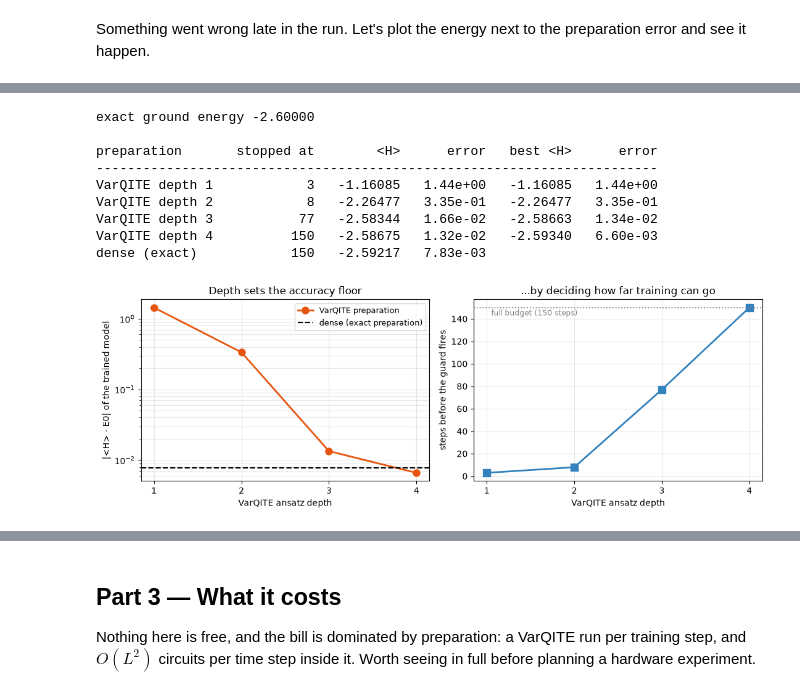
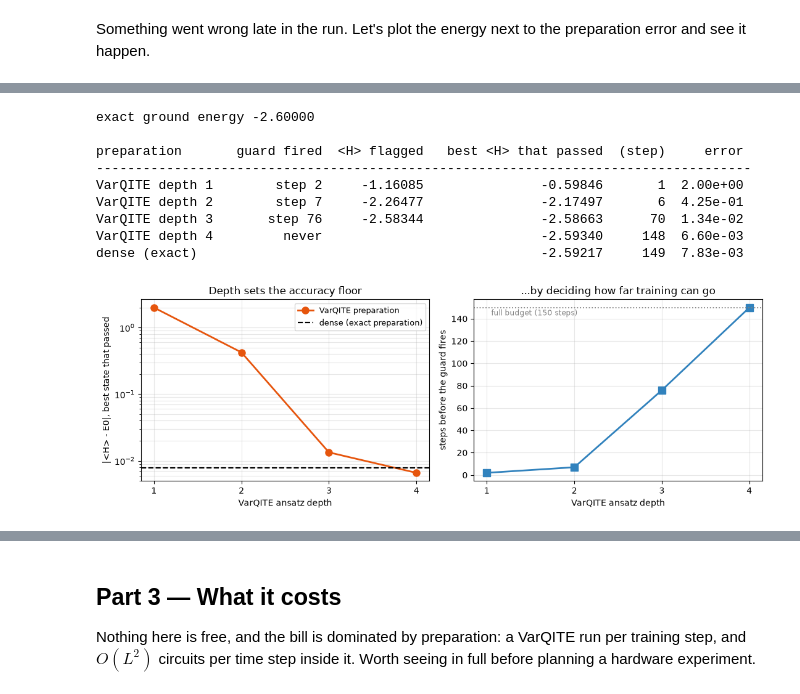
Before and after one commit to Michele-Minervini/qbmkit, a Jupyter notebook: notebooks/12_training_a_qbm_with_varqite.ipynb, the cells around one changed output, grey strips where cells are left out. Drawn from its saved outputs; the diff is of its cells as text; code cells hidden in the pictures.

```diff
--- a/notebooks/12_training_a_qbm_with_varqite.ipynb
+++ b/notebooks/12_training_a_qbm_with_varqite.ipynb
@@ -255,44 +269,56 @@ measure:
 # %%
-guard = lambda state, mdl: state.varqite_result().residual > 0.05
+THRESHOLD = 0.05
+guard = lambda state, mdl: state.varqite_result().residual > THRESHOLD
+
+def best_passed(h):
+    """Step and energy of the best state whose residual passed the guard."""
+    e, r = np.array(h.loss), np.array(h.monitor)
+    passed = np.flatnonzero(r <= THRESHOLD)
+    k = int(passed[np.argmin(e[passed])])
+    return k, e[k]
 
 print(f"exact ground energy {E0:+.5f}\n")
-print(f"{'preparation':16s} {'stopped at':>11s} {'<H>':>10s} {'error':>10s} {'best <H>':>10s}"
-      f" {'error':>10s}")
-print("-" * 72)
+print(f"{'preparation':16s} {'guard fired':>12s} {'<H> flagged':>12s}   "
+      f"{'best <H> that passed':>20s} {'(step)':>7s} {'error':>9s}")
+print("-" * 84)
 depth_err, depth_stop = {}, {}
 for d in (1, 2, 3, 4):
     _, h = ground_run(varqite_backend(depth=d), stop=guard)
-    b = int(np.argmin(h.loss))
-    depth_err[d], depth_stop[d] = abs(h.loss[b] - E0), len(h)
-    print(f"VarQITE depth {d:<2d} {len(h):11d} {h.loss[-1]:10.5f} {abs(h.loss[-1]-E0):10.2e}"
-          f" {h.loss[b]:10.5f} {depth_err[d]:10.2e}")
-print(f"{'dense (exact)':16s} {len(hd):11d} {hd.loss[-1]:10.5f} {abs(hd.loss[-1]-E0):10.2e}")
+    fired = h.monitor[-1] > THRESHOLD
+    k, e_best = best_passed(h)
+    depth_err[d] = abs(e_best - E0)
+    depth_stop[d] = len(h) - 1 if fired else len(h)  # steps that passed
+    where = f"step {len(h) - 1}" if fired else "never"
+    flagged = f"{h.loss[-1]:12.5f}" if fired else " " * 12
+    print(f"VarQITE depth {d:<2d} {where:>12s} {flagged}   {e_best:20.5f} {k:7d} {depth_err[d]:9.2e}")
+print(f"{'dense (exact)':16s} {'':>12s} {'':12s}   {hd.loss[-1]:20.5f} {len(hd) - 1:7d} "
+      f"{abs(hd.loss[-1] - E0):9.2e}")
 
 fig, ax = plt.subplots(1, 2, figsize=(11.0, 3.9))
 ax[0].semilogy([1, 2, 3, 4], [depth_err[d] for d in (1, 2, 3, 4)], "o-", lw=2, ms=8,
                c="#e6550d", label="VarQITE preparation")
 ax[0].axhline(abs(hd.loss[-1] - E0), color="k", ls="--", lw=1.6, label="dense (exact preparation)")
 ax[0].set_xticks([1, 2, 3, 4]); ax[0].set_xlabel("VarQITE ansatz depth")
-ax[0].set_ylabel("|<H> - E0| of the trained model")
+ax[0].set_ylabel("|<H> - E0|, best state that passed")
 ax[0].set_title("Depth sets the accuracy floor")
 ax[0].legend(fontsize=9); ax[0].grid(alpha=0.3, which="both")
 
 ax[1].plot([1, 2, 3, 4], [depth_stop[d] for d in (1, 2, 3, 4)], "s-", lw=2, ms=8, c="#3182bd")
 ax[1].axhline(150, color="grey", ls=":", lw=1.3)
 ax[1].text(1.05, 143, "full budget (150 steps)", color="grey", fontsize=8.5)
 ax[1].set_xticks([1, 2, 3, 4]); ax[1].set_xlabel("VarQITE ansatz depth")
 ax[1].set_ylabel("steps before the guard fires")
 ax[1].set_title("...by deciding how far training can go")
 ax[1].grid(alpha=0.3)
 plt.tight_layout(); plt.show()
 # %% [output]
 exact ground energy -2.60000
 
-preparation       stopped at        <H>      error   best <H>      error
-------------------------------------------------------------------------
-VarQITE depth 1            3   -1.16085   1.44e+00   -1.16085   1.44e+00
-VarQITE depth 2            8   -2.26477   3.35e-01   -2.26477   3.35e-01
-VarQITE depth 3           77   -2.58344   1.66e-02   -2.58663   1.34e-02
-VarQITE depth 4          150   -2.58675   1.32e-02   -2.59340   6.60e-03
-dense (exact)            150   -2.59217   7.83e-03
+preparation       guard fired  <H> flagged   best <H> that passed  (step)     error
+------------------------------------------------------------------------------------
+VarQITE depth 1        step 2     -1.16085               -0.59846       1  2.00e+00
+VarQITE depth 2        step 7     -2.26477               -2.17497       6  4.25e-01
+VarQITE depth 3       step 76     -2.58344               -2.58663      70  1.34e-02
+VarQITE depth 4         never                            -2.59340     148  6.60e-03
+dense (exact)                                            -2.59217     149  7.83e-03
-[figure, old version]
+[figure, new version]
```
Also changed, not shown: parts of 7 cells of this notebook, 8 other files.
